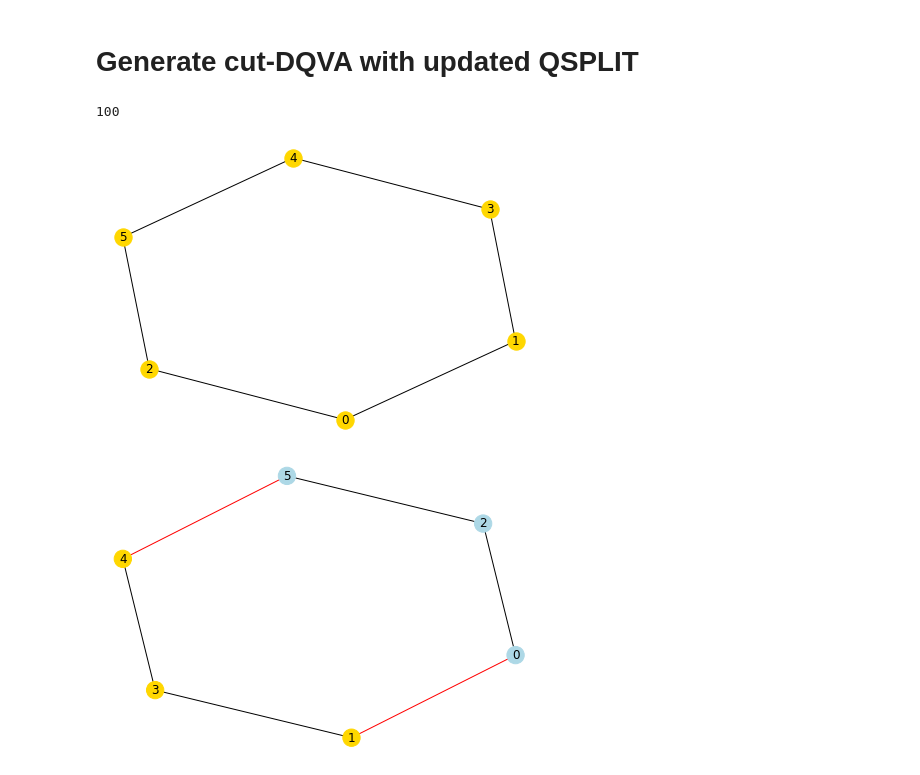
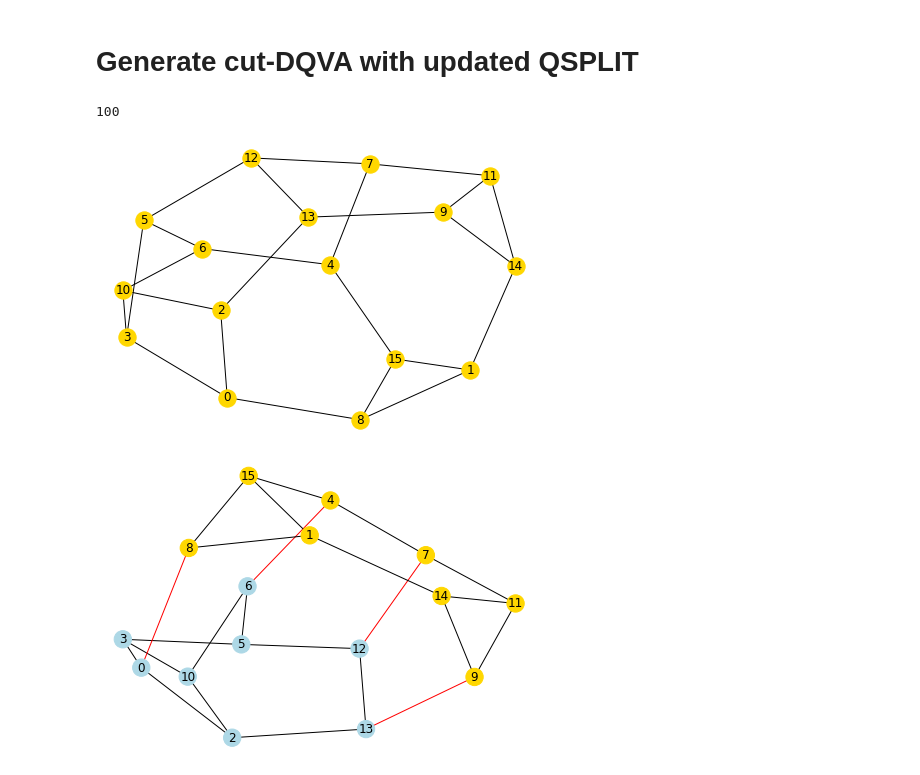
Before and after one commit to teaguetomesh/dqva-and-circuit-cutting, a Jupyter notebook: combining_QSPLIT_and_cutQC.ipynb, the cells around one changed output. Saved outputs shown, nothing was run; the diff lists cells and outputs as text; code cells hidden in the pictures.

```diff
--- a/combining_QSPLIT_and_cutQC.ipynb
+++ b/combining_QSPLIT_and_cutQC.ipynb
@@ -771,19 +773,19 @@ def gen_cut_dqva(G, partition, uncut_nodes, P=1, params=[], init_state=None,
 
     return dqv_circ
 # %%
-test_graphs = glob.glob('benchmark_graphs/N6_d2_graphs/*')
+test_graphs = glob.glob('benchmark_graphs/N16_d3_graphs/*')
 print(len(test_graphs))
 test_graph = test_graphs[1]
 G = graph_from_file(test_graph)
 nx.draw_spring(G, with_labels=True, node_color='gold')
 # %% [output]
 100
-[figure, old version]
+[figure, new version]
 # %%
 kl_bisection = kernighan_lin_bisection(G)
 view_partition(kl_bisection, G)
 # %% [output]
-[figure, old version]
+[figure, new version]
 # %%
 nq = len(G.nodes())
 P = 1
```
Also changed, not shown: parts of 9 cells of this notebook, 1 other file.
